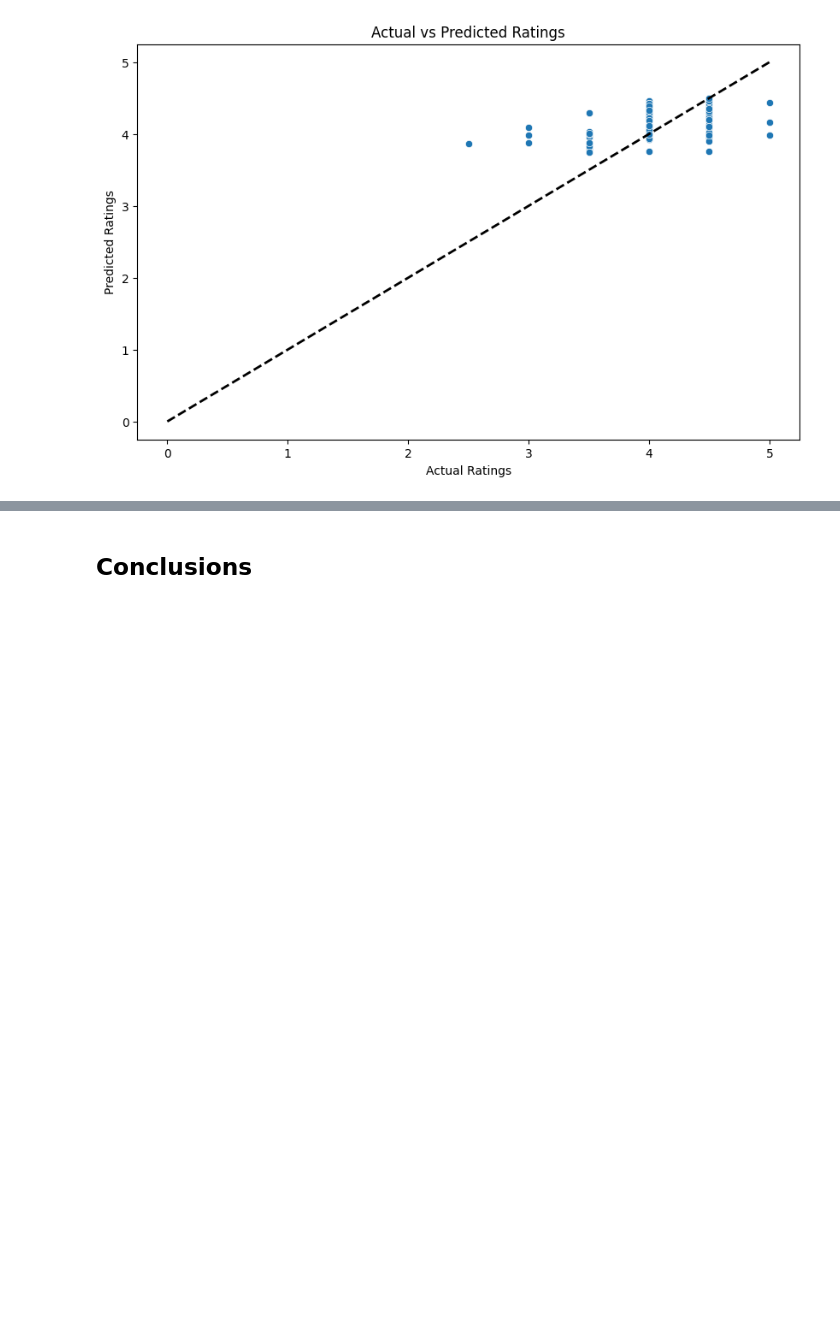
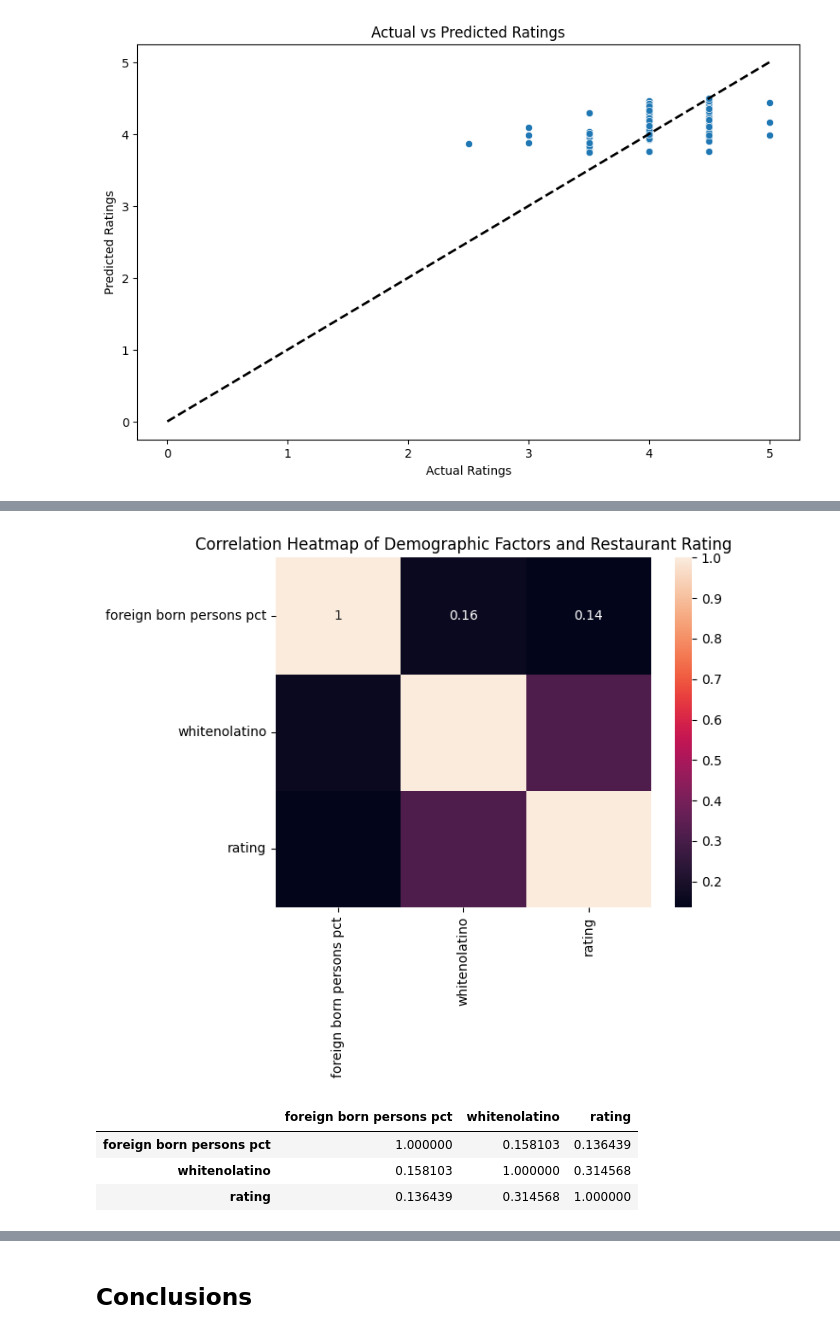
Before and after one commit to benbesthof/goodrestaurants, a Jupyter notebook: restaurants_analysis.ipynb, the cells around one changed output, grey strips where cells are left out. Drawn from its saved outputs; the diff is of its cells as text; code cells hidden in the pictures; blank space fills up the shorter version.

```diff
--- a/restaurants_analysis.ipynb
+++ b/restaurants_analysis.ipynb
@@ -454,0 +475,10 @@ demographic_influences = analyze_demographic_influences(df_restaurants)
+# %%
+
+# Analyze demographic influences on restaurant success
+modeling.analyze_demographic_influences()
+# %% [output]
+[figure, added]
+|  | foreign born persons pct | whitenolatino | rating |
+| foreign born persons pct | 1.000000 | 0.158103 | 0.136439 |
+| whitenolatino | 0.158103 | 1.000000 | 0.314568 |
+| rating | 0.136439 | 0.314568 | 1.000000 |
```
Also changed, not shown: parts of 6 cells of this notebook.
